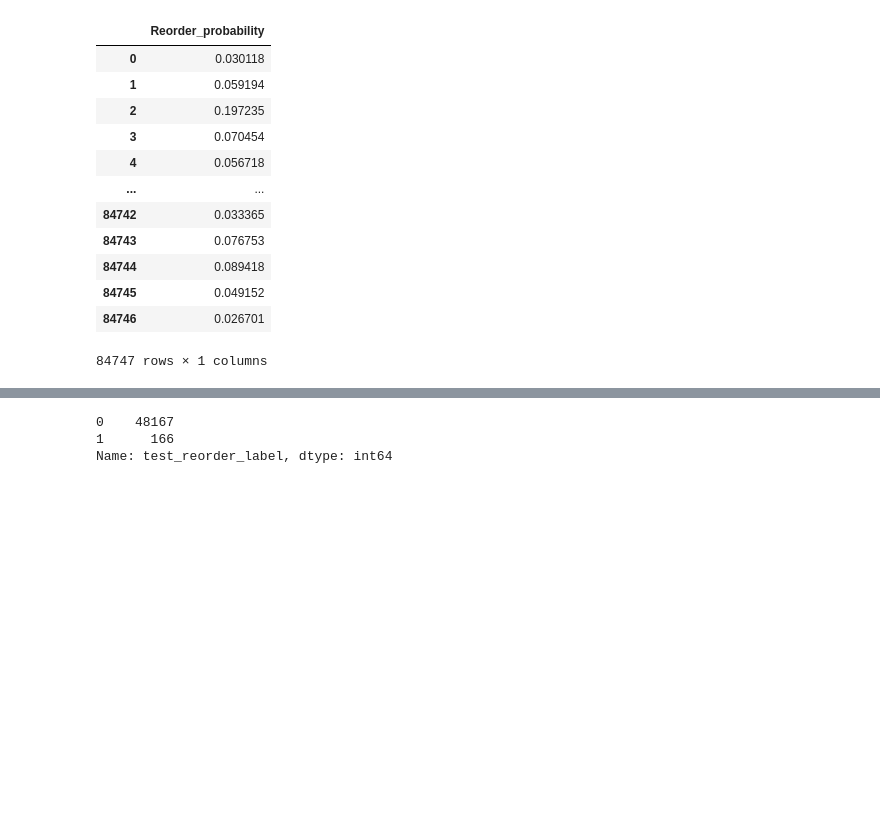
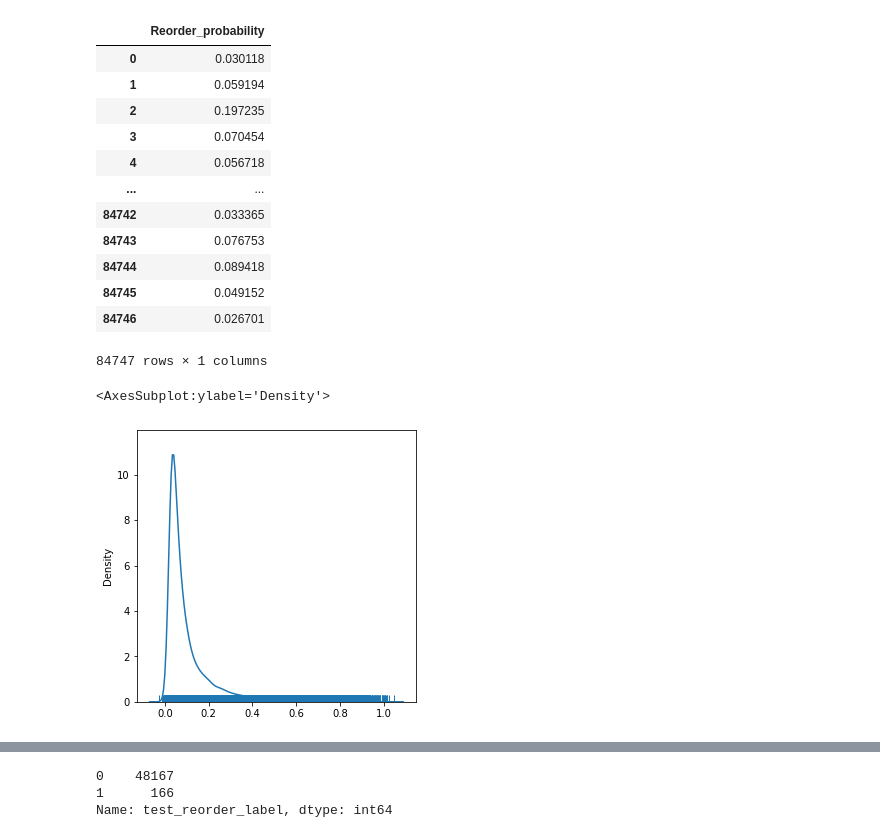
Before and after one commit to 530427793/jiangren, a Jupyter notebook: business_xgboost.ipynb, the cells around one changed output, grey strips where cells are left out. Saved outputs shown, nothing was run; the diff lists cells and outputs as text; code cells hidden in the pictures; blank space fills up the shorter version.

```diff
--- a/business_xgboost.ipynb
+++ b/business_xgboost.ipynb
@@ -680,3 +680,8 @@ train_proba
 | 84745 | 0.049152 |
 | 84746 | 0.026701 |
 84747 rows × 1 columns
+# %%
+sns.distplot(pred_probs, hist=False, rug=True)
+# %% [output]
+<AxesSubplot:ylabel='Density'>
+[figure, added]
```
Also changed, not shown: parts of 1 cell of this notebook.
